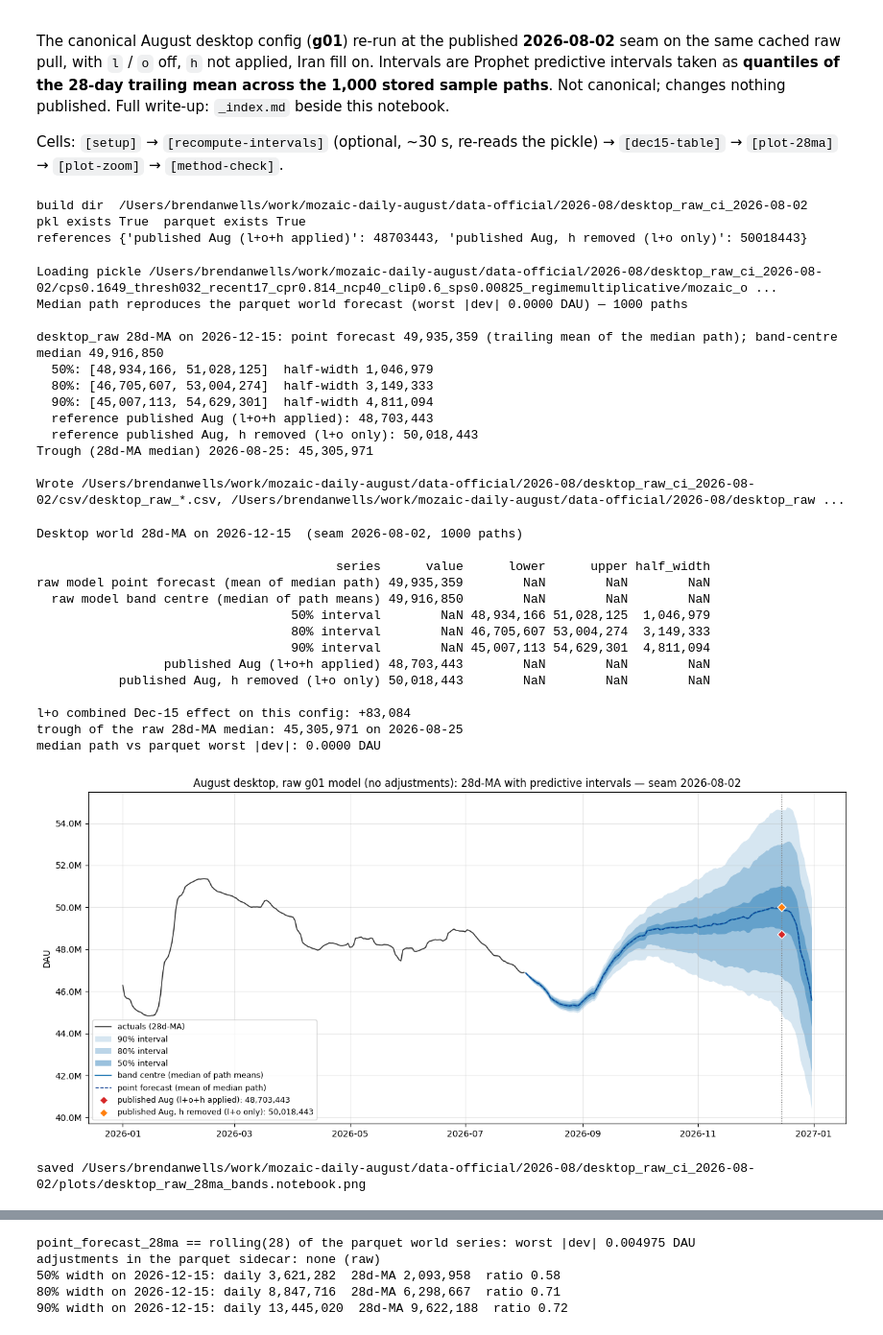
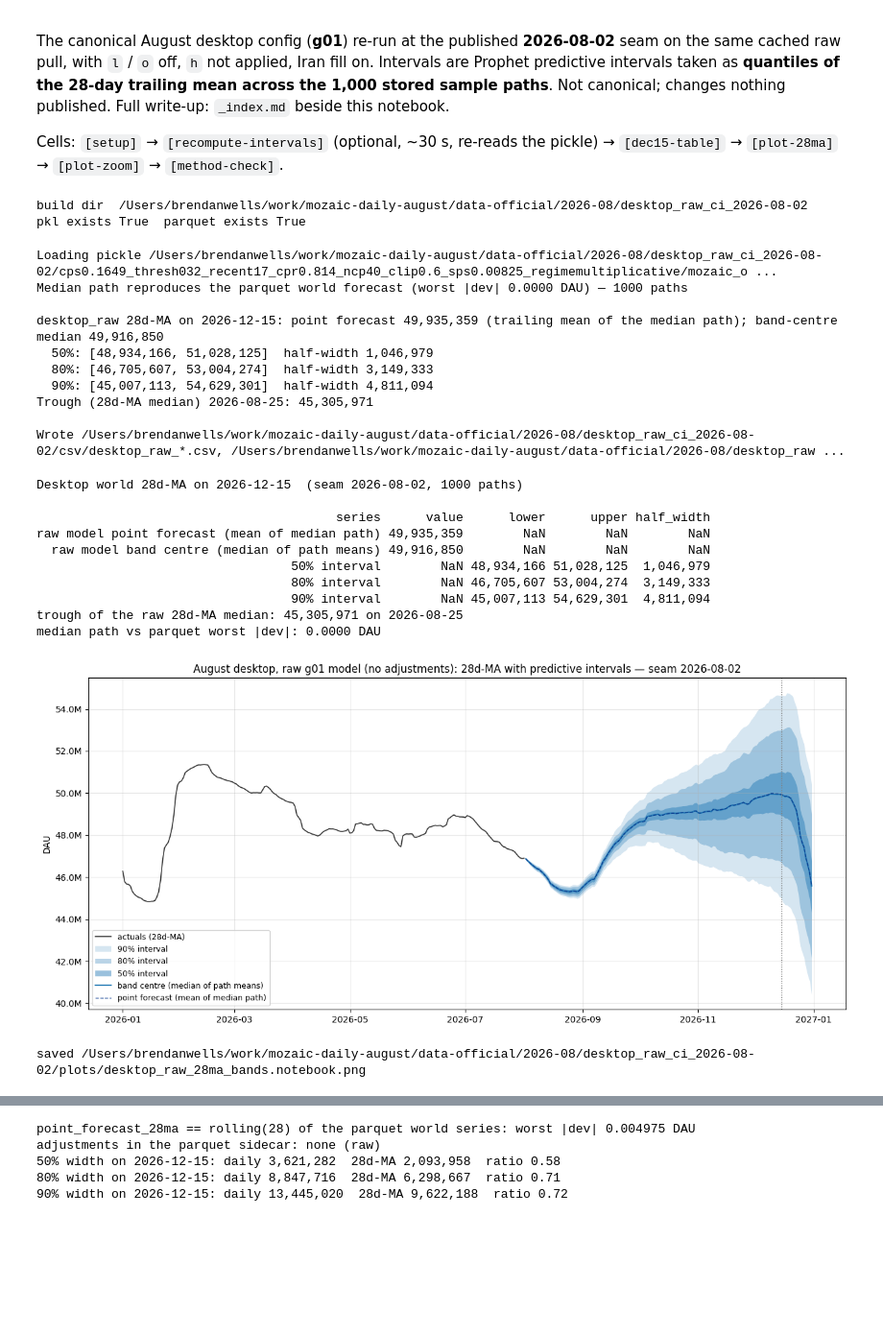
Before and after one commit to mozilla/mozaic-daily, a Jupyter notebook: data-official/2026-08/desktop_raw_ci_2026-08-02/raw_desktop_intervals.ipynb, the cells around one changed output, grey strips where cells are left out. Shown at 96% size. Drawn from its saved outputs; the diff is of its cells as text; code cells hidden in the pictures; blank space fills up the shorter version.

```diff
--- a/data-official/2026-08/desktop_raw_ci_2026-08-02/raw_desktop_intervals.ipynb
+++ b/data-official/2026-08/desktop_raw_ci_2026-08-02/raw_desktop_intervals.ipynb
@@ -32,22 +32,11 @@ STEM = "desktop_raw"
 ANCHOR_DATE = pd.Timestamp("2026-12-15")
 LEVELS = ["50", "80", "90"]
 
-# Published August desktop figures, read from the cycle's own CSVs rather than typed in.
-PUBLISHED_SUMMARY = REPO_ROOT / "data-official/2026-08/csv/august_dec15_summary.csv"
-PUBLISHED_NO_H_SUMMARY = REPO_ROOT / "data-official/2026-08/csv/august_dec15_summary.DESKTOP_ONLY.WIN10_HEADWIND_REMOVED.csv"
-published = pd.read_csv(PUBLISHED_SUMMARY).set_index("series").loc["Desktop", "current_august"]
-published_no_h = pd.read_csv(PUBLISHED_NO_H_SUMMARY).set_index("series").loc["Desktop", "current_august_NO_WIN10_HEADWIND"]
-REFERENCES = {
-    "published Aug (l+o+h applied)": int(published),
-    "published Aug, h removed (l+o only)": int(published_no_h),
-}
 print(f"build dir  {BUILD_DIR}")
 print(f"pkl exists {PKL_PATH.exists()}  parquet exists {PARQUET_PATH.exists()}")
-print(f"references {REFERENCES}")
 # %% [output]
 build dir  /Users/brendanwells/work/mozaic-daily-august/data-official/2026-08/desktop_raw_ci_2026-08-02
 pkl exists True  parquet exists True
-references {'published Aug (l+o+h applied)': 48703443, 'published Aug, h removed (l+o only)': 50018443}
 # %%
 # [recompute-intervals]
 # Re-derives csv/, plots/ and desktop_raw_summary.json from the pickle. Skipped automatically when the
@@ -56,7 +45,7 @@ if PKL_PATH.exists():
     cmd = [
         sys.executable, str(REPO_ROOT / "scripts/compute_forecast_intervals.py"),
         "--pkl", str(PKL_PATH), "--forecast-parquet", str(PARQUET_PATH), "--out-dir", str(BUILD_DIR),
-    ] + [arg for label, value in REFERENCES.items() for arg in ("--reference", f"{label}={value}")]
+    ]
     result = subprocess.run(cmd, capture_output=True, text=True)
     print("\n".join(line for line in result.stdout.splitlines() if "Warning" not in line))
     if result.returncode != 0:
@@ -72,8 +61,6 @@ desktop_raw 28d-MA on 2026-12-15: point forecast 49,935,359 (trailing mean of th
   50%: [48,934,166, 51,028,125]  half-width 1,046,979
   80%: [46,705,607, 53,004,274]  half-width 3,149,333
   90%: [45,007,113, 54,629,301]  half-width 4,811,094
-  reference published Aug (l+o+h applied): 48,703,443
-  reference published Aug, h removed (l+o only): 50,018,443
 Trough (28d-MA median) 2026-08-25: 45,305,971
 
 Wrote /Users/brendanwells/work/mozaic-daily-august/data-official/2026-08/desktop_raw_ci_2026-08-02/csv/desktop_raw_*.csv, /Users/brendanwells/work/mozaic-daily-august/data-official/2026-08/desktop_raw ...
@@ -86,8 +73,6 @@ rows = [("raw model point forecast (mean of median path)", anchor["point_forecas
         ("raw model band centre (median of path means)", anchor["median"], None, None)]
 for pct in LEVELS:
     rows.append((f"{pct}% interval", None, anchor[f"lower_{pct}"], anchor[f"upper_{pct}"]))
-for label, value in REFERENCES.items():
-    rows.append((label, value, None, None))
 
 table = pd.DataFrame(rows, columns=["series", "value", "lower", "upper"])
 table["half_width"] = (table["upper"] - table["lower"]) / 2
@@ -95,8 +80,6 @@ fmt = lambda v: "" if pd.isna(v) else f"{v:,.0f}"
 print(f"Desktop world 28d-MA on {anchor['date']}  (seam {summary['forecast_start_date']}, {summary['n_sample_paths']} paths)\n")
 print(table.to_string(index=False, formatters={c: fmt for c in ["value", "lower", "upper", "half_width"]}))
 
-overlay_effect = REFERENCES["published Aug, h removed (l+o only)"] - anchor["point_forecast_28ma"]
-print(f"\nl+o combined Dec-15 effect on this config: {overlay_effect:+,.0f}")
 print(f"trough of the raw 28d-MA median: {summary['trough_28ma']['median']:,.0f} on {summary['trough_28ma']['trough_date']}")
 print(f"median path vs parquet worst |dev|: {summary['median_vs_parquet_worst_abs_dev']:.4f} DAU")
 # %% [output]
@@ -108,10 +91,6 @@ raw model point forecast (mean of median path) 49,935,359        NaN        NaN
                                   50% interval        NaN 48,934,166 51,028,125  1,046,979
                                   80% interval        NaN 46,705,607 53,004,274  3,149,333
                                   90% interval        NaN 45,007,113 54,629,301  4,811,094
-                 published Aug (l+o+h applied) 48,703,443        NaN        NaN        NaN
-           published Aug, h removed (l+o only) 50,018,443        NaN        NaN        NaN
-
-l+o combined Dec-15 effect on this config: +83,084
 trough of the raw 28d-MA median: 45,305,971 on 2026-08-25
 median path vs parquet worst |dev|: 0.0000 DAU
 # %%
@@ -120,38 +99,34 @@ from mozaic_daily import intervals  # noqa: E402  (path set in [setup])
 
 ma = pd.read_csv(BUILD_DIR / "csv" / f"{STEM}_28ma_bands.csv", parse_dates=["date"]).set_index("date")
 daily = pd.read_csv(BUILD_DIR / "csv" / f"{STEM}_daily_bands.csv", parse_dates=["date"]).set_index("date")
 ALPHAS = {"50": 0.45, "80": 0.30, "90": 0.18}
-REF_COLORS = ("#d62728", "#ff7f0e")
 
 
 def draw_bands(ax, frame, show_point_forecast=True):
     for pct in sorted(LEVELS, key=int, reverse=True):
         ax.fill_between(frame.index, frame[f"lower_{pct}"], frame[f"upper_{pct}"],
                         color="#1f77b4", alpha=ALPHAS[pct], linewidth=0, label=f"{pct}% interval")
     ax.plot(frame.index, frame["median"], color="#1f77b4", linewidth=1.6, label="band centre (median of path means)")
     if show_point_forecast and "point_forecast_28ma" in frame:
         ax.plot(frame.index, frame["point_forecast_28ma"], color="#0b3d91", linewidth=1.0, linestyle="--",
                 label="point forecast (mean of median path)")
     ax.axvline(ANCHOR_DATE, color="grey", linestyle=":", linewidth=1)
-    for (label, value), color in zip(REFERENCES.items(), REF_COLORS):
-        ax.scatter([ANCHOR_DATE], [value], marker="D", s=45, color=color, edgecolor="white", zorder=5,
-                   label=f"{label}: {value:,.0f}")
     ax.yaxis.set_major_formatter(plt.FuncFormatter(lambda v, _: f"{v / 1e6:.1f}M"))
     ax.grid(alpha=0.3)
 
 
 fig, ax = plt.subplots(figsize=(13, 6))
 ax.plot(ma.index, ma["actuals_28ma"], color="#333333", linewidth=1.2, label="actuals (28d-MA)")
 draw_bands(ax, ma)
 ax.set_title(f"August desktop, raw g01 model (no adjustments): 28d-MA with predictive intervals — seam {FORECAST_START}")
 ax.set_ylabel("DAU")
 ax.legend(loc="lower left", fontsize=9)
 fig.tight_layout()
 fig.savefig(BUILD_DIR / "plots" / f"{STEM}_28ma_bands.notebook.png", dpi=130)
 plt.show()
 print(f"saved {BUILD_DIR / 'plots' / (STEM + '_28ma_bands.notebook.png')}")
 # %% [output]
-[figure, old version]
+[figure, new version]
 saved /Users/brendanwells/work/mozaic-daily-august/data-official/2026-08/desktop_raw_ci_2026-08-02/plots/desktop_raw_28ma_bands.notebook.png
 # %%
 # [plot-zoom]
```
Also changed, not shown: parts of 1 cell of this notebook, 6 other files.
